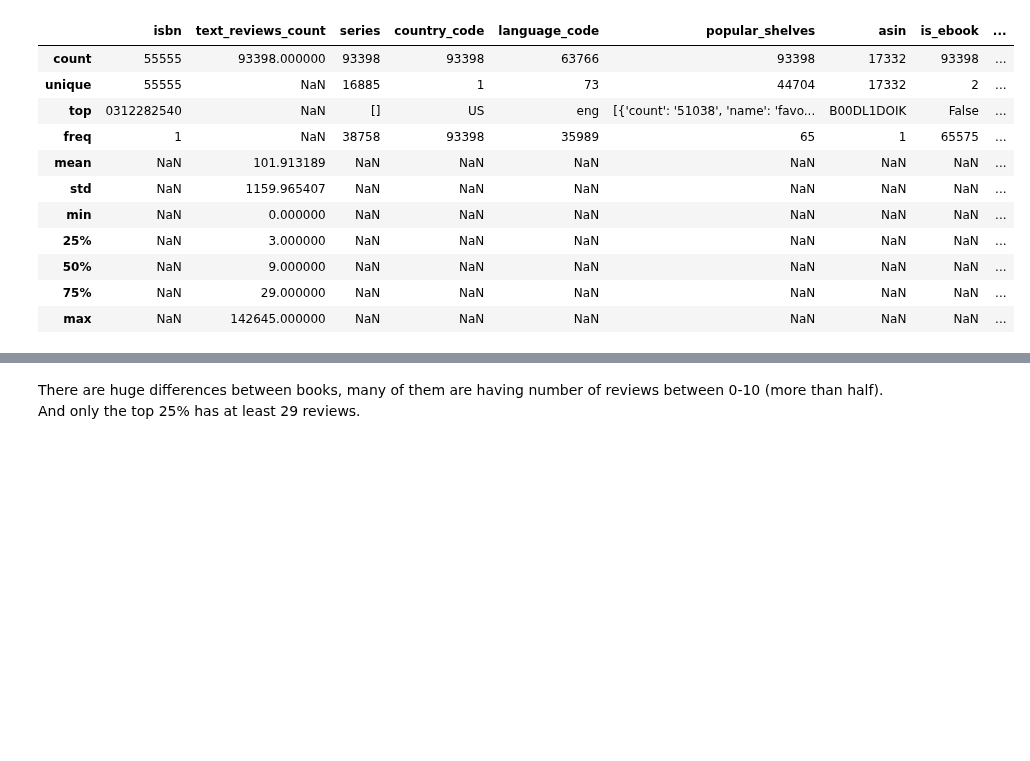
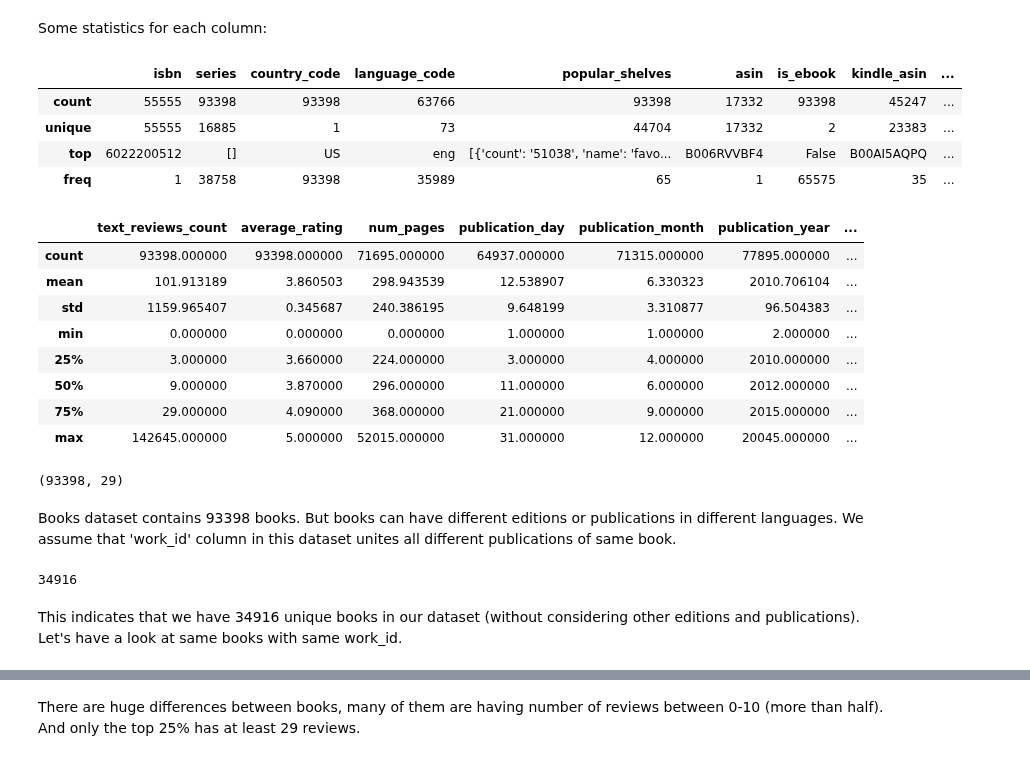
Before and after one commit to Pomichal/oznal-project, a Jupyter notebook: notebooks/DataAnalysis.ipynb, the cells around one changed output, grey strips where cells are left out. Cells and saved outputs as stored; diff of their text form; code cells hidden in the pictures; blank space fills up the shorter version.

```diff
--- a/notebooks/DataAnalysis.ipynb
+++ b/notebooks/DataAnalysis.ipynb
@@ -34,15 +46,34 @@ books.head(3)
+# %% [markdown]
+Some statistics for each column:
+# %%
+books.describe(exclude=np.number)
+# %% [output]
+|  | isbn | series | country_code | language_code | popular_shelves | asin | is_ebook | kindle_asin | ... |
+| count | 55555 | 93398 | 93398 | 63766 | 93398 | 17332 | 93398 | 45247 | ... |
+| unique | 55555 | 16885 | 1 | 73 | 44704 | 17332 | 2 | 23383 | ... |
+| top | 6022200512 | [] | US | eng | [{'count': '51038', 'name': 'favo... | B006RVVBF4 | False | B00AI5AQPQ | ... |
+| freq | 1 | 38758 | 93398 | 35989 | 65 | 1 | 65575 | 35 | ... |
 # %%
-books.describe(include='all')
+books.describe()
 # %% [output]
-|  | isbn | text_reviews_count | series | country_code | language_code | popular_shelves | asin | is_ebook | ... |
-| count | 55555 | 93398.000000 | 93398 | 93398 | 63766 | 93398 | 17332 | 93398 | ... |
-| unique | 55555 | NaN | 16885 | 1 | 73 | 44704 | 17332 | 2 | ... |
-| top | 0312282540 | NaN | [] | US | eng | [{'count': '51038', 'name': 'favo... | B00DL1DOIK | False | ... |
-| freq | 1 | NaN | 38758 | 93398 | 35989 | 65 | 1 | 65575 | ... |
-| mean | NaN | 101.913189 | NaN | NaN | NaN | NaN | NaN | NaN | ... |
-| std | NaN | 1159.965407 | NaN | NaN | NaN | NaN | NaN | NaN | ... |
-| min | NaN | 0.000000 | NaN | NaN | NaN | NaN | NaN | NaN | ... |
-| 25% | NaN | 3.000000 | NaN | NaN | NaN | NaN | NaN | NaN | ... |
-| 50% | NaN | 9.000000 | NaN | NaN | NaN | NaN | NaN | NaN | ... |
-| 75% | NaN | 29.000000 | NaN | NaN | NaN | NaN | NaN | NaN | ... |
-| max | NaN | 142645.000000 | NaN | NaN | NaN | NaN | NaN | NaN | ... |
+|  | text_reviews_count | average_rating | num_pages | publication_day | publication_month | publication_year | ... |
+| count | 93398.000000 | 93398.000000 | 71695.000000 | 64937.000000 | 71315.000000 | 77895.000000 | ... |
+| mean | 101.913189 | 3.860503 | 298.943539 | 12.538907 | 6.330323 | 2010.706104 | ... |
+| std | 1159.965407 | 0.345687 | 240.386195 | 9.648199 | 3.310877 | 96.504383 | ... |
+| min | 0.000000 | 0.000000 | 0.000000 | 1.000000 | 1.000000 | 2.000000 | ... |
+| 25% | 3.000000 | 3.660000 | 224.000000 | 3.000000 | 4.000000 | 2010.000000 | ... |
+| 50% | 9.000000 | 3.870000 | 296.000000 | 11.000000 | 6.000000 | 2012.000000 | ... |
+| 75% | 29.000000 | 4.090000 | 368.000000 | 21.000000 | 9.000000 | 2015.000000 | ... |
+| max | 142645.000000 | 5.000000 | 52015.000000 | 31.000000 | 12.000000 | 20045.000000 | ... |
+# %%
+books.shape
+# %% [output]
+(93398, 29)
+# %% [markdown]
+Books dataset contains 93398 books. But books can have different editions or publications in different languages. We assume that 'work_id' column in this dataset unites all different publications of same book.
+# %%
+books.work_id.nunique()
+# %% [output]
+34916
+# %% [markdown]
+This indicates that we have 34916 unique books in our dataset (without considering other editions and publications). Let's have a look at same books with same work_id.
```
Also changed, not shown: parts of 131 cells of this notebook.
